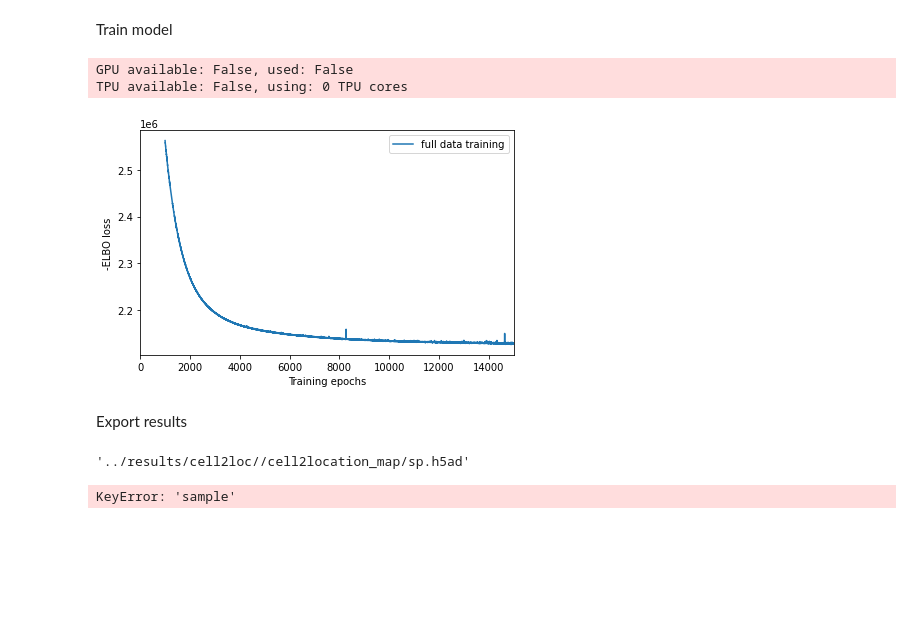
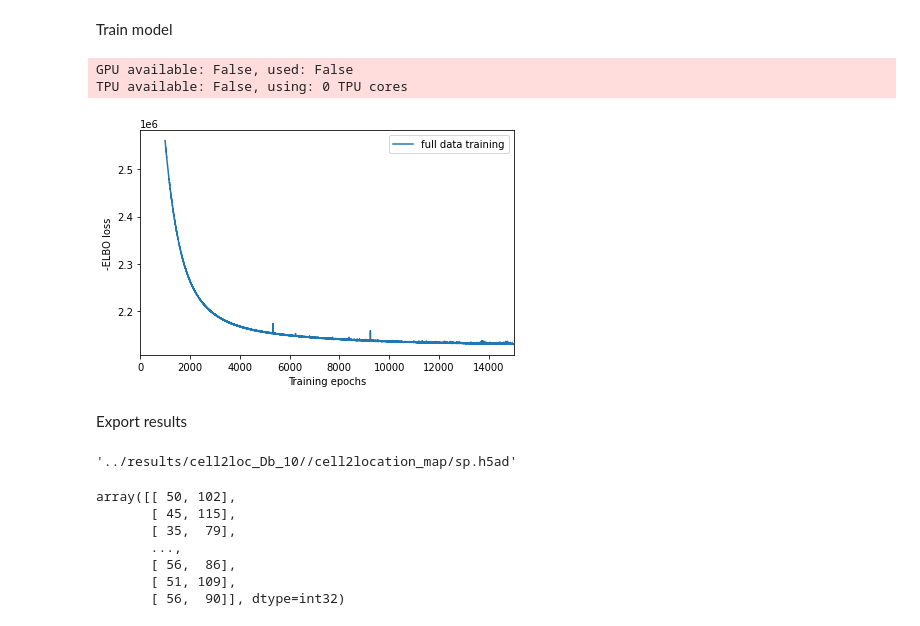
Before and after one commit to tomasgomes/pallium_evo, a Jupyter notebook: analysis/cell2location_visium.ipynb, the cells around one changed output. Drawn from its saved outputs; the diff is of its cells as text; code cells hidden in the pictures; blank space fills up the shorter version.

```diff
--- a/analysis/cell2location_visium.ipynb
+++ b/analysis/cell2location_visium.ipynb
@@ -193,0 +198,4 @@ inf_aver.iloc[0:5, 0:5]
+# %%
+pal_data = sc.read_h5ad('../results/cell2loc//reference_signatures/sc.h5ad')
+mod = cell2location.models.RegressionModel.load('../results/cell2loc/reference_signatures',
+                                                adata = pal_data)
@@ -252,33 +276,38 @@ Train model
 # %%
 # create and train the model
 mod2 = cell2location.models.Cell2location(
     vis, cell_state_df=inf_aver,
     # the expected average cell abundance: tissue-dependent
     # hyper-prior which can be estimated from paired histology:
-    N_cells_per_location=25,
+    #N_cells_per_location=25,
+    N_cells_per_location=10,
     # hyperparameter controlling normalisation of
     # within-experiment variation in RNA detection (using default here):
     detection_alpha=200
 )
 
 mod2.train(max_epochs=15000,
           # train using full data (batch_size=None)
           batch_size=None,
           # use all data points in training because
           # we need to estimate cell abundance at all locations
           train_size=1,
           use_gpu=False)
 
 # plot ELBO loss history during training, removing first 100 epochs from the plot
 mod2.plot_history(1000)
 plt.legend(labels=['full data training']);
 # %% [output]
 GPU available: False, used: False
 TPU available: False, using: 0 TPU cores
-[figure, old version]
+[figure, new version]
 # %% [markdown]
 Export results
 # %%
+# create paths and names to results folders for reference regression and cell2location models
+ref_run_name = f'{results_folder}/reference_signatures'
+run_name = f'{results_folder}/cell2location_map'
+
 # In this section, we export the estimated cell abundance (summary of the posterior distribution).
 vis = mod2.export_posterior(
     vis, sample_kwargs={'num_samples': 1000, 'batch_size': mod2.adata.n_obs, 'use_gpu': False}
@@ -294,7 +323,7 @@ adata_file = f"{run_name}/sp.h5ad"
 vis.write(adata_file)
 adata_file
 # %% [output]
-'../results/cell2loc//cell2location_map/sp.h5ad'
+'../results/cell2loc_Db_10//cell2location_map/sp.h5ad'
 # %%
 # add 5% quantile, representing confident cell abundance, 'at least this amount is present',
 # to adata.obs with nice names for plotting
@@ -303,24 +332,10 @@ vis.obs.to_csv("../results/cell2loc/predictions_cell2loc.csv")
-# %%
-# add 5% quantile, representing confident cell abundance, 'at least this amount is present',
-# to adata.obs with nice names for plotting
-vis.obs[vis.uns['mod']['factor_names']] = vis.obsm['q05_cell_abundance_w_sf']
-
-# select one slide
-from cell2location.utils import select_slide
-slide = select_slide(vis, 'slice3')
-
-# plot in spatial coordinates
-with mpl.rc_context({'axes.facecolor':  'black',
-                     'figure.figsize': [4.5, 5]}):
-
-    sc.pl.spatial(slide, cmap='magma',
-                  # show first 8 cell types
-                  color=['GABA_SUBSET_0', 'GABA_SUBSET_9', 'glut_SUBSET_10', 'ependymal_3',
-                         'npc_SUBSET_9', 'glut_SUBSET_5', 'endothelial', 'GABA_SUBSET_7'],
-                  ncols=4, size=1.3,
-                  img_key='hires',
-                  # limit color scale at 99.2% quantile of cell abundance
-                  vmin=0, vmax='p99.2'
-                 )
-# %% [output]
-KeyError: 'sample'
+# %%
+vis.obs.loc[:,["row","col"]].values
+# %% [output]
+array([[ 50, 102],
+       [ 45, 115],
+       [ 35,  79],
+       ...,
+       [ 56,  86],
+       [ 51, 109],
+       [ 56,  90]], dtype=int32)
```
Also changed, not shown: parts of 5 cells of this notebook, 23 other files.
